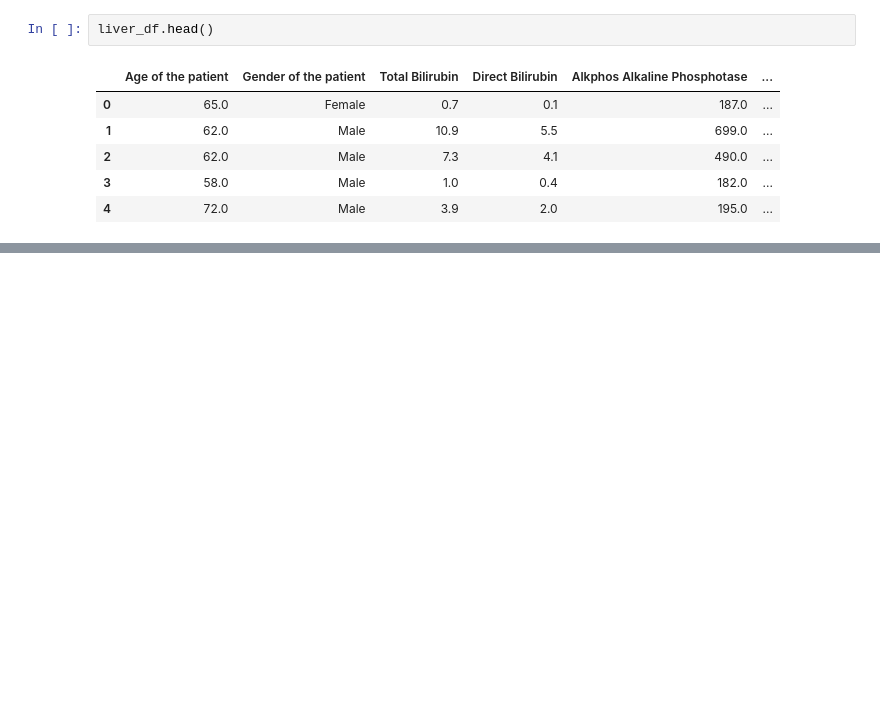
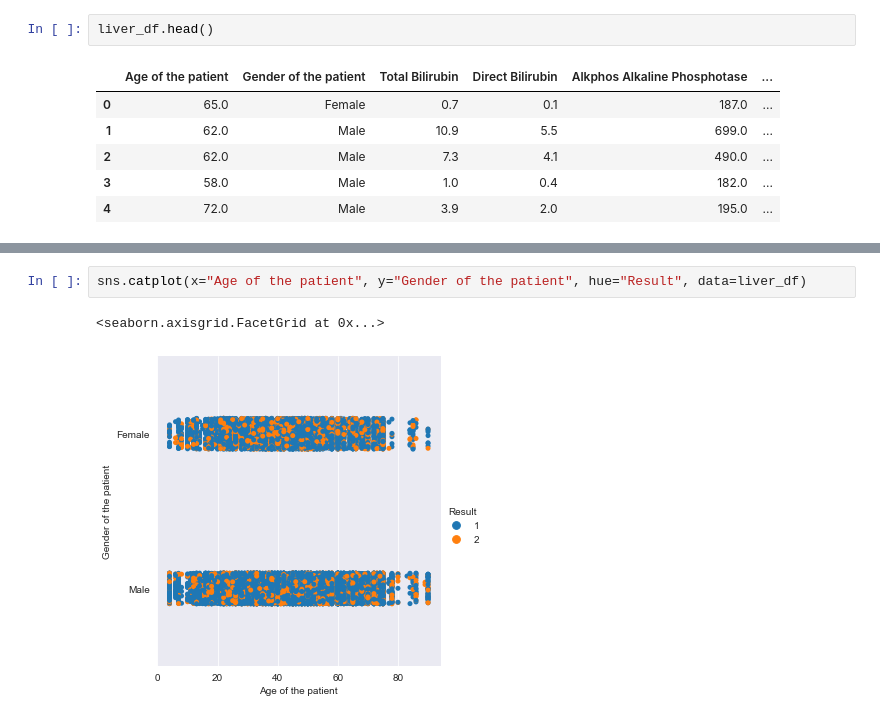
Before and after one commit to RamicAmir/Grupp2-Machine-Learning, a Jupyter notebook: liver-disease/liver_dataset.ipynb, the cells around one changed output, grey strips where cells are left out. Cells and saved outputs as stored; diff of their text form; blank space fills up the shorter version.

```diff
--- a/liver-disease/liver_dataset.ipynb
+++ b/liver-disease/liver_dataset.ipynb
@@ -27,0 +121,5 @@ liver_df.head()
+# %%
+sns.catplot(x="Age of the patient", y="Gender of the patient", hue="Result", data=liver_df)
+# %% [output]
+<seaborn.axisgrid.FacetGrid at 0x...>
+[figure, added]
```
Also changed, not shown: parts of 21 cells of this notebook.
